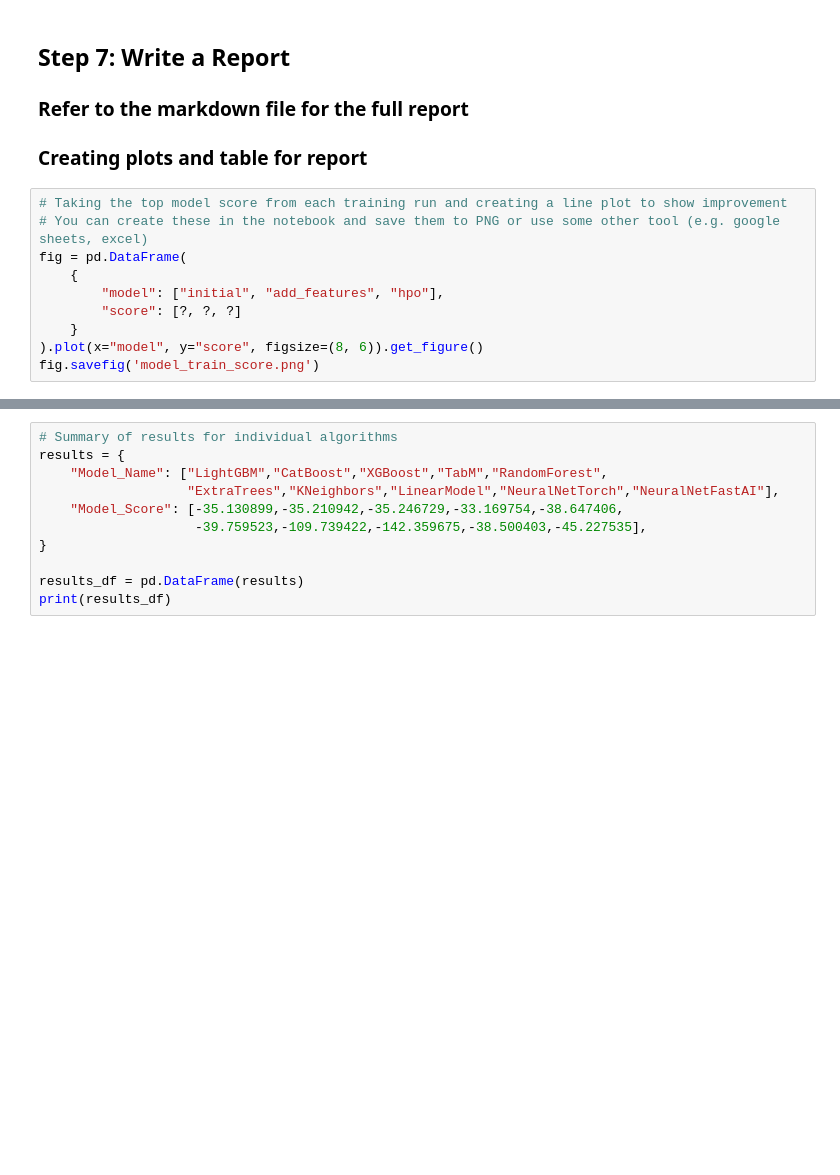
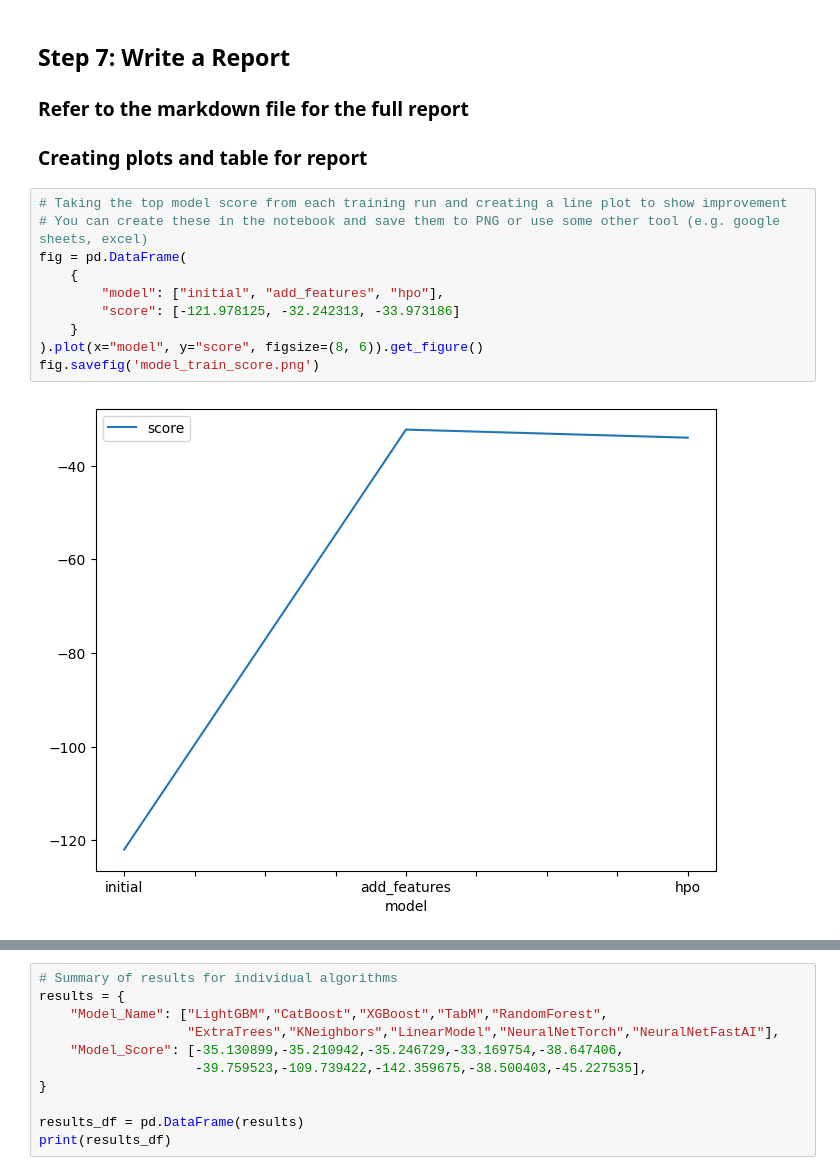
Before and after one commit to MouMike/Bike-Sharing-Demand, a Jupyter notebook: project/project-template.ipynb, the cells around one changed output, grey strips where cells are left out. Drawn from its saved outputs; the diff is of its cells as text; blank space fills up the shorter version.

Commit message:
Add plots and table to project for report

```diff
--- a/project/project-template.ipynb
+++ b/project/project-template.ipynb
@@ -1990,13 +2163,15 @@ xgb_params = dict(
 # %%
 # Taking the top model score from each training run and creating a line plot to show improvement
 # You can create these in the notebook and save them to PNG or use some other tool (e.g. google sheets, excel)
 fig = pd.DataFrame(
     {
         "model": ["initial", "add_features", "hpo"],
-        "score": [?, ?, ?]
+        "score": [-121.978125, -32.242313, -33.973186]
     }
 ).plot(x="model", y="score", figsize=(8, 6)).get_figure()
 fig.savefig('model_train_score.png')
+# %% [output]
+[figure, added]
 # %%
 # Take the 3 kaggle scores and creating a line plot to show improvement
 fig = pd.DataFrame(
```
Also changed, not shown: parts of 13 cells of this notebook, 2 other files.
